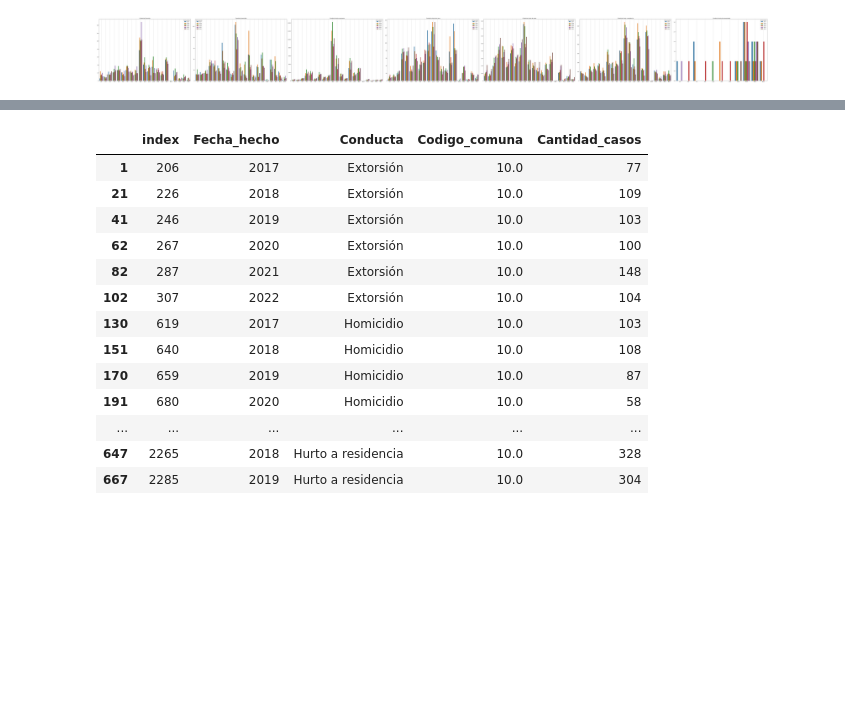
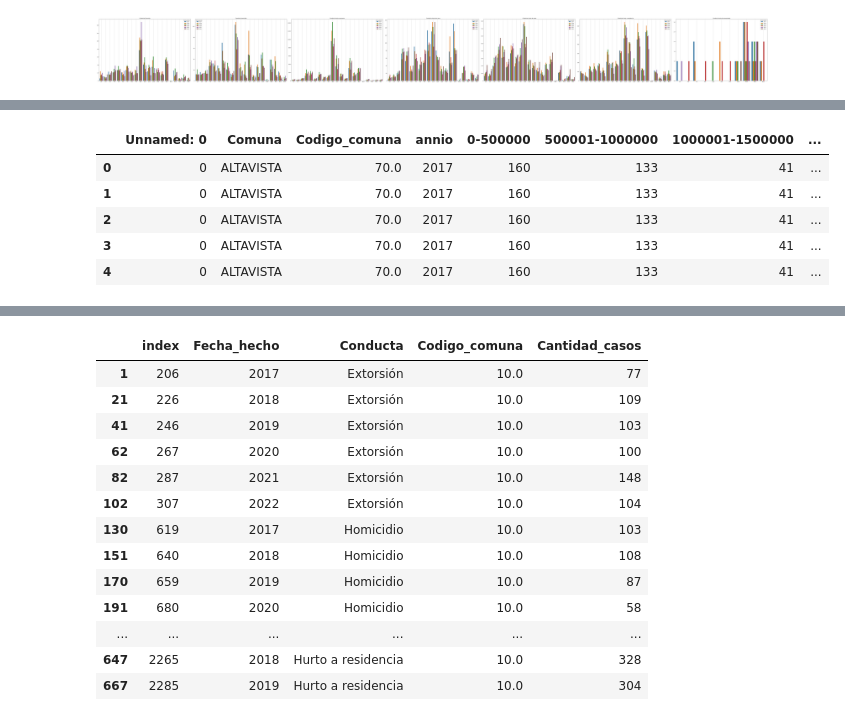
Before and after one commit to DanielNietoMora8/Hackaton_IUPB_eq05, a Jupyter notebook: CodeDatosHurtos.ipynb, the cells around one changed output, grey strips where cells are left out. Cells and saved outputs as stored; diff of their text form; code cells hidden in the pictures; blank space fills up the shorter version.

```diff
--- a/CodeDatosHurtos.ipynb
+++ b/CodeDatosHurtos.ipynb
@@ -109,0 +121,10 @@ plt.show()
+# %%
+result = pd.merge(df_ingresos_familias, df_2017_2022, right_on = "Codigo_comuna", left_on = "Codigo_comuna", how = "outer")
+result.head()
+# %% [output]
+|  | Unnamed: 0 | Comuna | Codigo_comuna | annio | 0-500000 | 500001-1000000 | 1000001-1500000 | ... |
+| 0 | 0 | ALTAVISTA | 70.0 | 2017 | 160 | 133 | 41 | ... |
+| 1 | 0 | ALTAVISTA | 70.0 | 2017 | 160 | 133 | 41 | ... |
+| 2 | 0 | ALTAVISTA | 70.0 | 2017 | 160 | 133 | 41 | ... |
+| 3 | 0 | ALTAVISTA | 70.0 | 2017 | 160 | 133 | 41 | ... |
+| 4 | 0 | ALTAVISTA | 70.0 | 2017 | 160 | 133 | 41 | ... |
```
Also changed, not shown: parts of 3 cells of this notebook, 1 other file.
